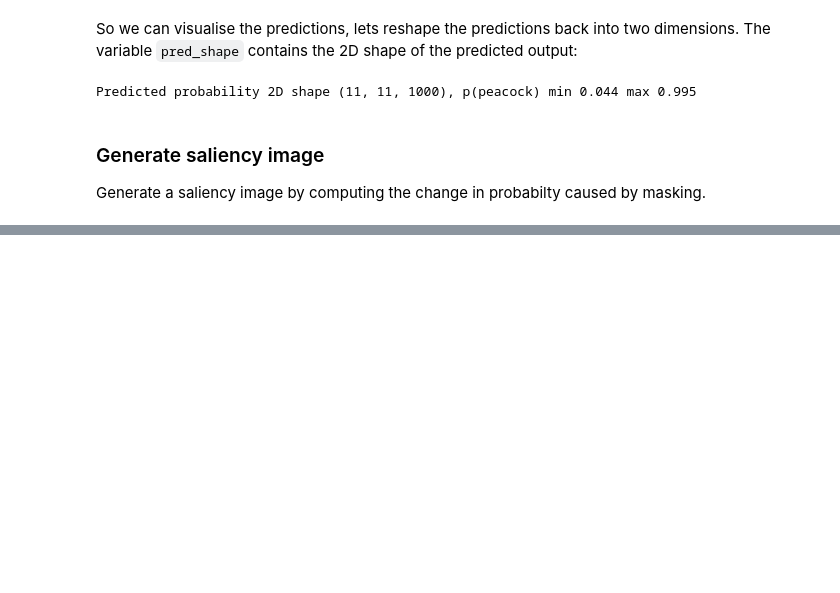
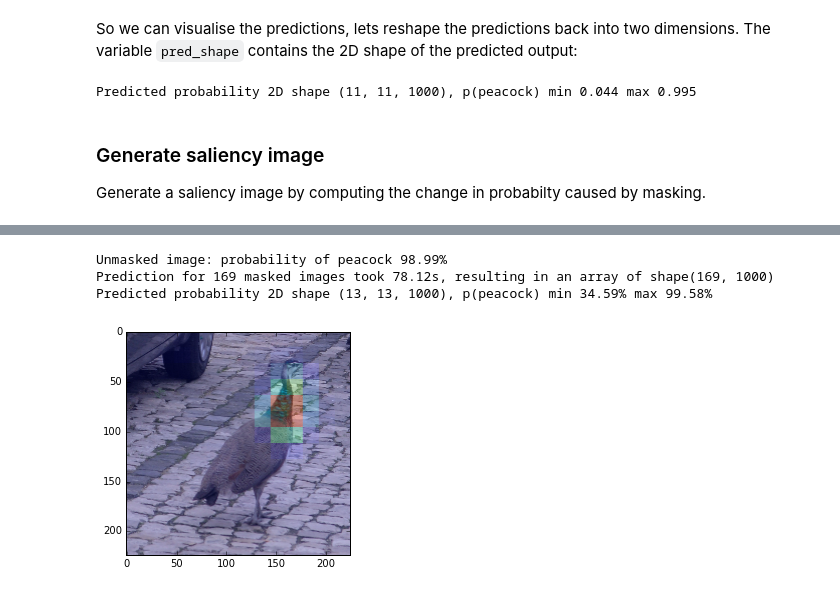
Before and after one commit to Britefury/deep-learning-tutorial-pydata, a Jupyter notebook: TUTORIAL 03 - Image region-level saliency using VGG-19 conv-net.ipynb, the cells around one changed output, grey strips where cells are left out. Saved outputs shown, nothing was run; the diff lists cells and outputs as text; code cells hidden in the pictures; blank space fills up the shorter version.

```diff
--- a/TUTORIAL 03 - Image region-level saliency using VGG-19 conv-net.ipynb
+++ b/TUTORIAL 03 - Image region-level saliency using VGG-19 conv-net.ipynb
@@ -139,0 +200,7 @@ plt.show()
+# %%
+visualise_block_saliency(img_for_vgg, (32,32), (16,16))
+# %% [output]
+Unmasked image: probability of peacock 98.99%
+Prediction for 169 masked images took 78.12s, resulting in an array of shape(169, 1000)
+Predicted probability 2D shape (13, 13, 1000), p(peacock) min 34.59% max 99.58%
+[figure, added]
```
Also changed, not shown: parts of 9 cells of this notebook.
